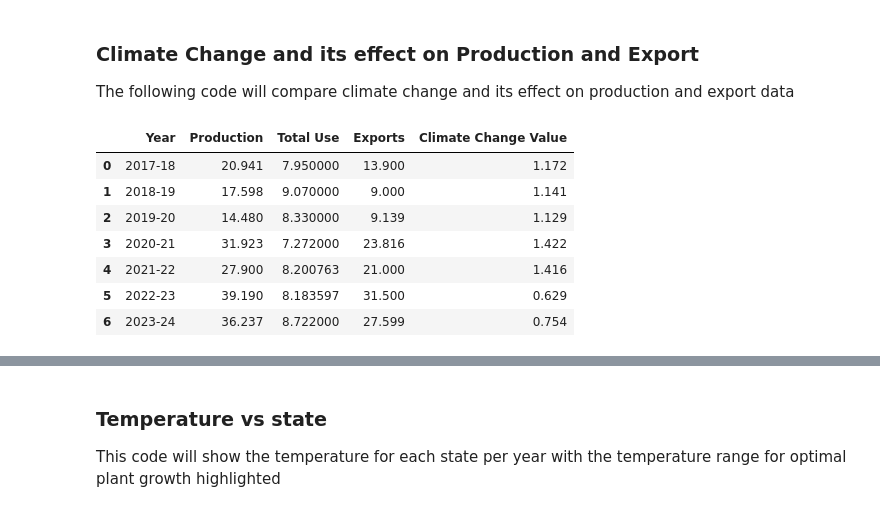
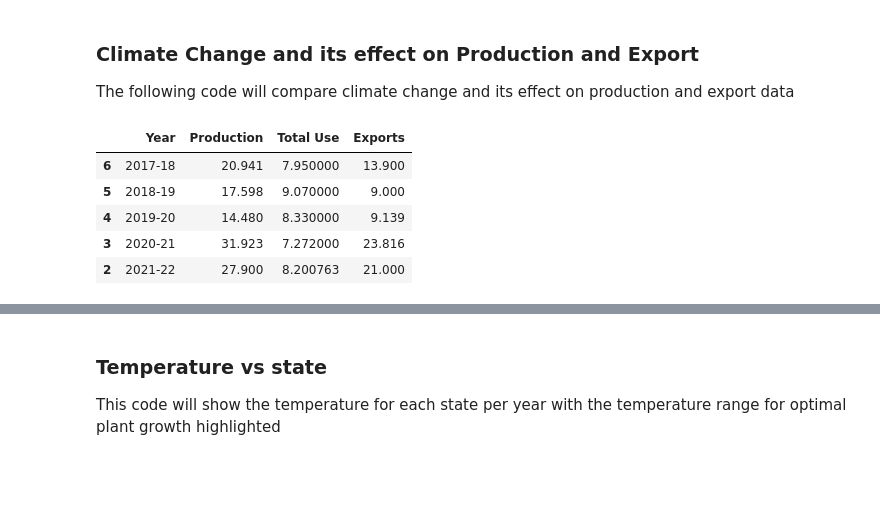
Before and after one commit to B-osborne1/project-one, a Jupyter notebook: project_main_script.ipynb, the cells around one changed output, grey strips where cells are left out. Cells and saved outputs as stored; diff of their text form; code cells hidden in the pictures; blank space fills up the shorter version.

Commit message:
2 data series and rainfall organisation

```diff
--- a/project_main_script.ipynb
+++ b/project_main_script.ipynb
@@ -297,16 +396,15 @@ The following code will compare climate change and its effect on production and
 # %%
 gmr_export_data = pd.read_csv('Resources/GMR_Summary.csv')
 gmr_export_data = gmr_export_data.drop(columns=['Opening Stocks', 'Imports', 'Total Supply', 'Food Use', 'Industrial Use', 'Feed Use', 'Closing stocks'])
 gmr_export_data = gmr_export_data[::-1] # reordering to make the lowest year the first value
 
-climate_export_data = gmr_export_data.merge(climate_change_new_2017, how='outer', on='Year')
-climate_export_data
+#climate_export_data = gmr_export_data.merge(climate_change_new_2017, how='outer', on='Year')
+#climate_export_data
+gmr_export_data.head()
 # %% [output]
-|  | Year | Production | Total Use | Exports | Climate Change Value |
-| 0 | 2017-18 | 20.941 | 7.950000 | 13.900 | 1.172 |
-| 1 | 2018-19 | 17.598 | 9.070000 | 9.000 | 1.141 |
-| 2 | 2019-20 | 14.480 | 8.330000 | 9.139 | 1.129 |
-| 3 | 2020-21 | 31.923 | 7.272000 | 23.816 | 1.422 |
-| 4 | 2021-22 | 27.900 | 8.200763 | 21.000 | 1.416 |
-| 5 | 2022-23 | 39.190 | 8.183597 | 31.500 | 0.629 |
-| 6 | 2023-24 | 36.237 | 8.722000 | 27.599 | 0.754 |
+|  | Year | Production | Total Use | Exports |
+| 6 | 2017-18 | 20.941 | 7.950000 | 13.900 |
+| 5 | 2018-19 | 17.598 | 9.070000 | 9.000 |
+| 4 | 2019-20 | 14.480 | 8.330000 | 9.139 |
+| 3 | 2020-21 | 31.923 | 7.272000 | 23.816 |
+| 2 | 2021-22 | 27.900 | 8.200763 | 21.000 |
```
Also changed, not shown: parts of 25 cells of this notebook.
